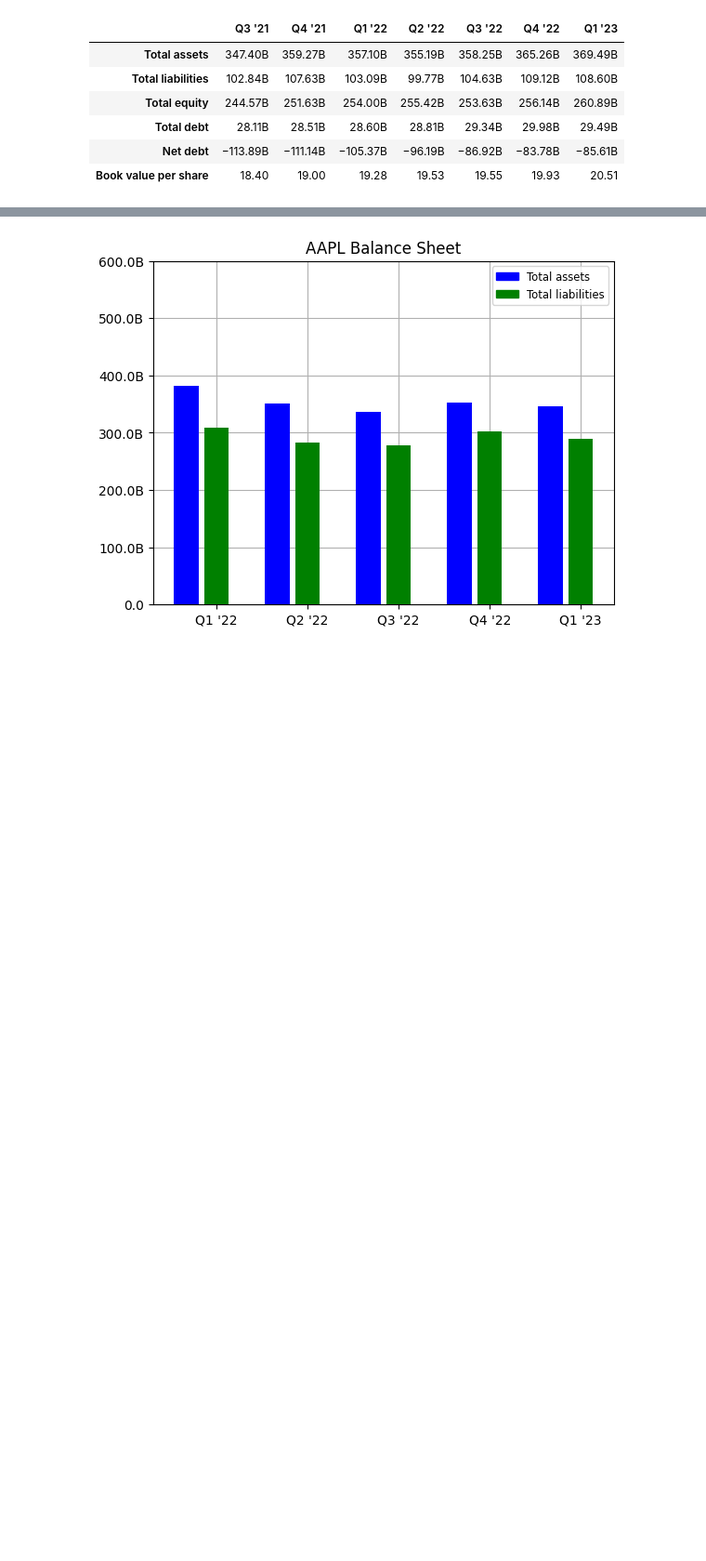
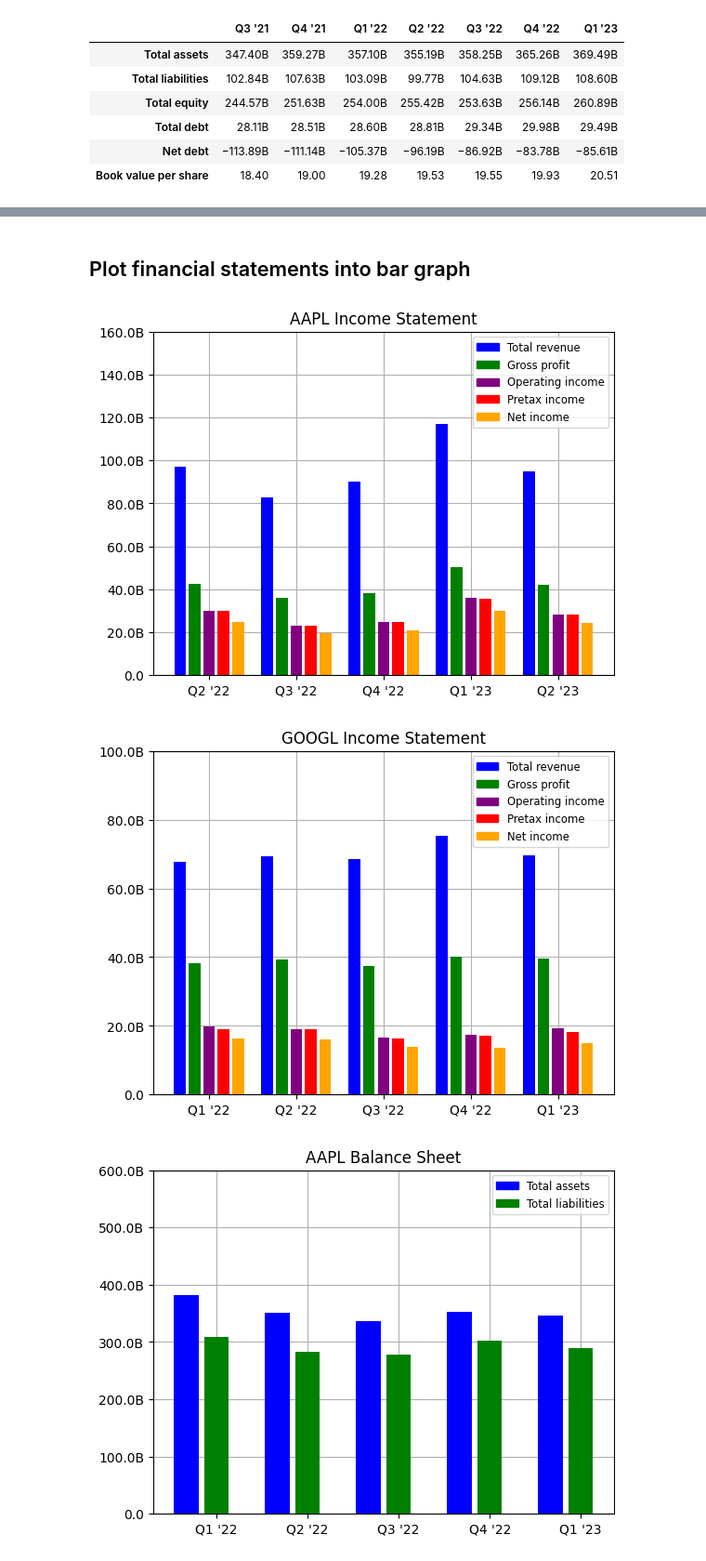
Before and after one commit to JPcooldev/trading-view-scrape, a Jupyter notebook: test.ipynb, the cells around one changed output, grey strips where cells are left out. Shown: that part at 93% size. Saved outputs shown, nothing was run; the diff lists cells and outputs as text; code cells hidden in the pictures; blank space fills up the shorter version.

```diff
--- a/test.ipynb
+++ b/test.ipynb
@@ -45 +81,9 @@ google.balancesheet
+# %% [markdown]
+## Plot financial statements into bar graph
+# %%
+apple.bar(apple.incomestatement_)
+google.bar(google.incomestatement_)
+# %% [output]
+[figure]
+[figure, added]
 # %%
```
Also changed, not shown: parts of 16 cells of this notebook, 2 other files.
